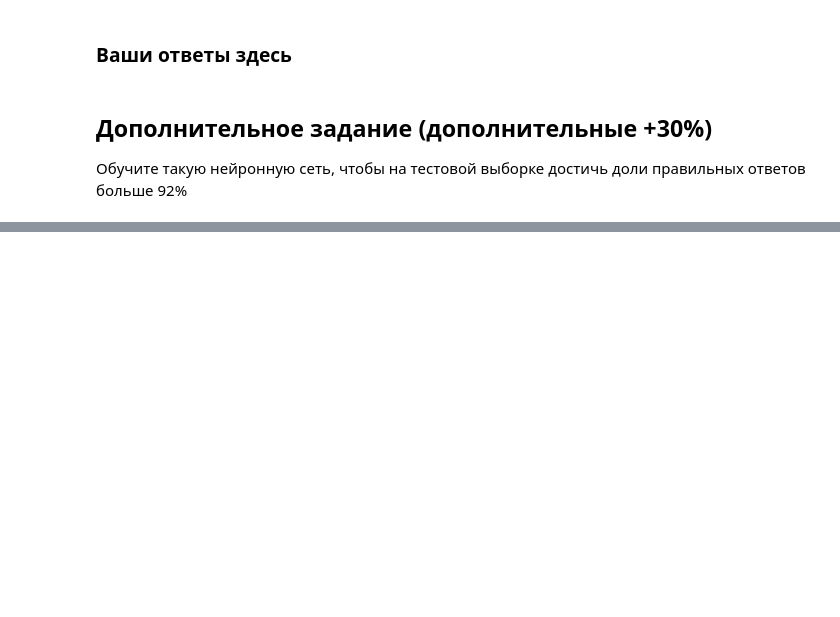
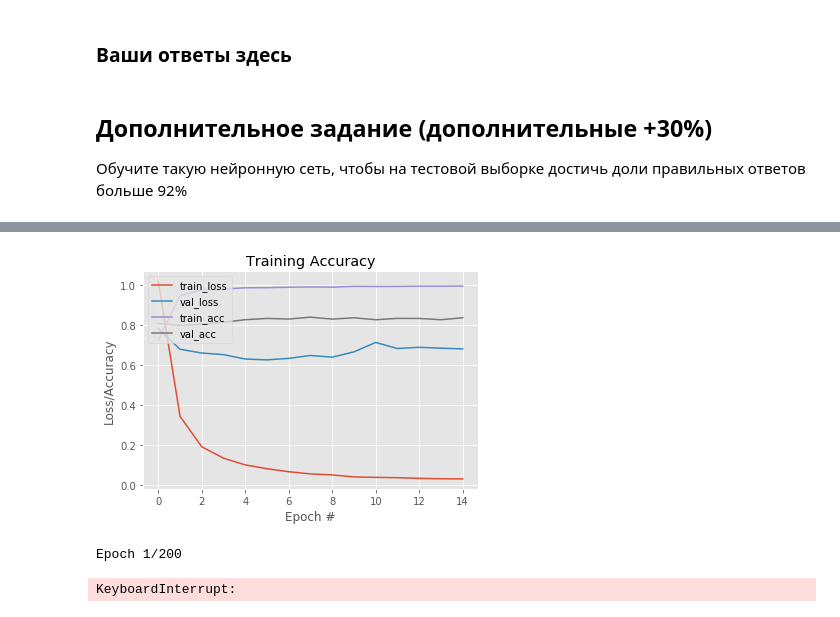
Before and after one commit to Keleas/ml_mipt_dafe_major, a Jupyter notebook: homeworks/hw3/hw3.ipynb, the cells around one changed output, grey strips where cells are left out. Saved outputs shown, nothing was run; the diff lists cells and outputs as text; code cells hidden in the pictures; blank space fills up the shorter version.

```diff
--- a/homeworks/hw3/hw3.ipynb
+++ b/homeworks/hw3/hw3.ipynb
@@ -649,0 +789,24 @@ plt.show()
+# %%
+model_conv.compile(optimizer=opt, loss='categorical_crossentropy', metrics=['accuracy'])
+
+def reset_weights(model):
+    session = K.get_session()
+    for layer in model.layers:
+        if hasattr(layer, 'kernel_initializer'):
+            layer.kernel.initializer.run(session=session)
+
+reset_weights(model_conv)
+# %%
+aug_gen_cat = create_aug_gen(make_image_gen_cat_conv((x_train, y_train_cat)))
+valid_cat = make_image_gen_cat_conv((x_val, y_val_cat))
+
+gen_cat = make_image_gen_cat_conv((x_val, y_val_cat))
+
+history = model_conv.fit_generator(gen_cat,
+                                   steps_per_epoch=steps,
+                                   validation_data=valid_cat,
+                                   validation_steps=100,
+                                   epochs=epochs,
+                                   callbacks=callbacks_list,
+                                   workers=16,
+                                   verbose=1)
@@ -649,0 +831,37 @@ plt.show()
+# %%
+# plot the training loss
+plt.style.use("ggplot")
+plt.figure()
+N = len(history.epoch)
+plt.plot(np.arange(0, N), history.history["loss"], label="train_loss")
+plt.plot(np.arange(0, N), history.history["val_loss"], label="val_loss")
+plt.title("Training Loss")
+plt.xlabel("Epoch #")
+plt.ylabel("Loss/Accuracy")
+plt.legend(loc="upper left")
+# plot the trainingaccuracy
+plt.plot(np.arange(0, N), history.history["acc"], label="train_acc")
+plt.plot(np.arange(0, N), history.history["val_acc"], label="val_acc")
+plt.title("Training Accuracy")
+plt.xlabel("Epoch #")
+plt.ylabel("Loss/Accuracy")
+plt.legend(loc="upper left");
+# %% [output]
+[figure, added]
+# %%
+aug_gen_cat = create_aug_gen(make_image_gen_cat_conv((x_train, y_train_cat)))
+valid_cat = make_image_gen_cat_conv((x_val, y_val_cat))
+
+gen_cat = make_image_gen_cat_conv((x_val, y_val_cat))
+
+history = model_conv.fit_generator(aug_gen_cat,
+                                   steps_per_epoch=steps,
+                                   validation_data=valid_cat,
+                                   validation_steps=100,
+                                   epochs=epochs,
+                                   callbacks=callbacks_list,
+                                   workers=16,
+                                   verbose=1)
+# %% [output]
+Epoch 1/200
+KeyboardInterrupt:
```
Also changed, not shown: parts of 14 cells of this notebook, 2 other files.
